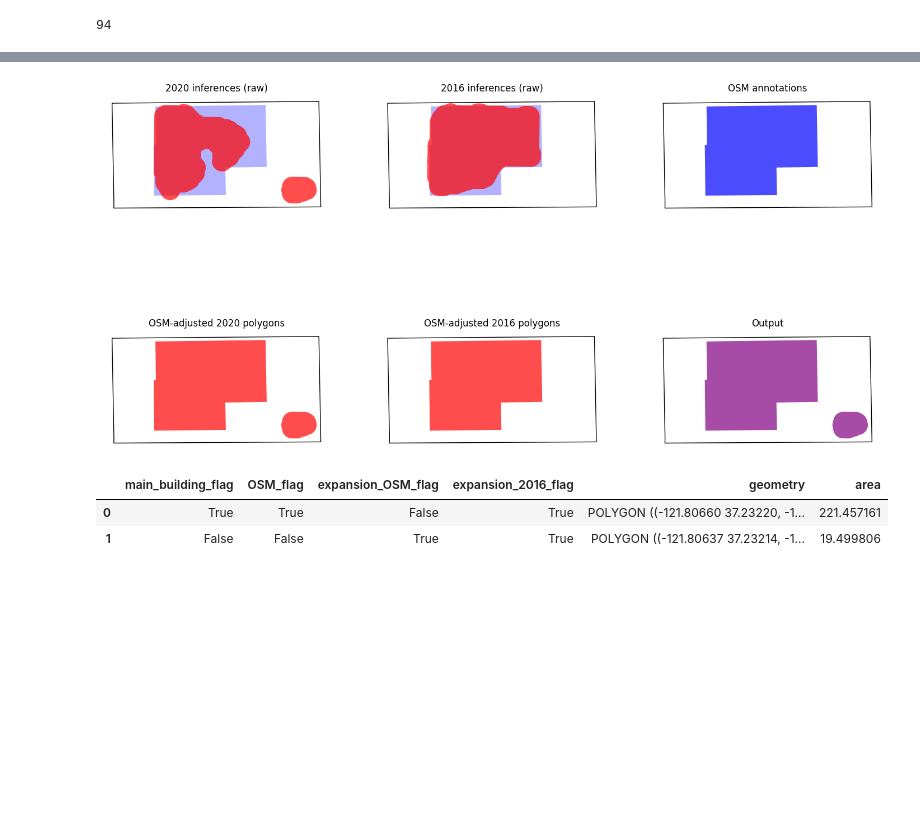
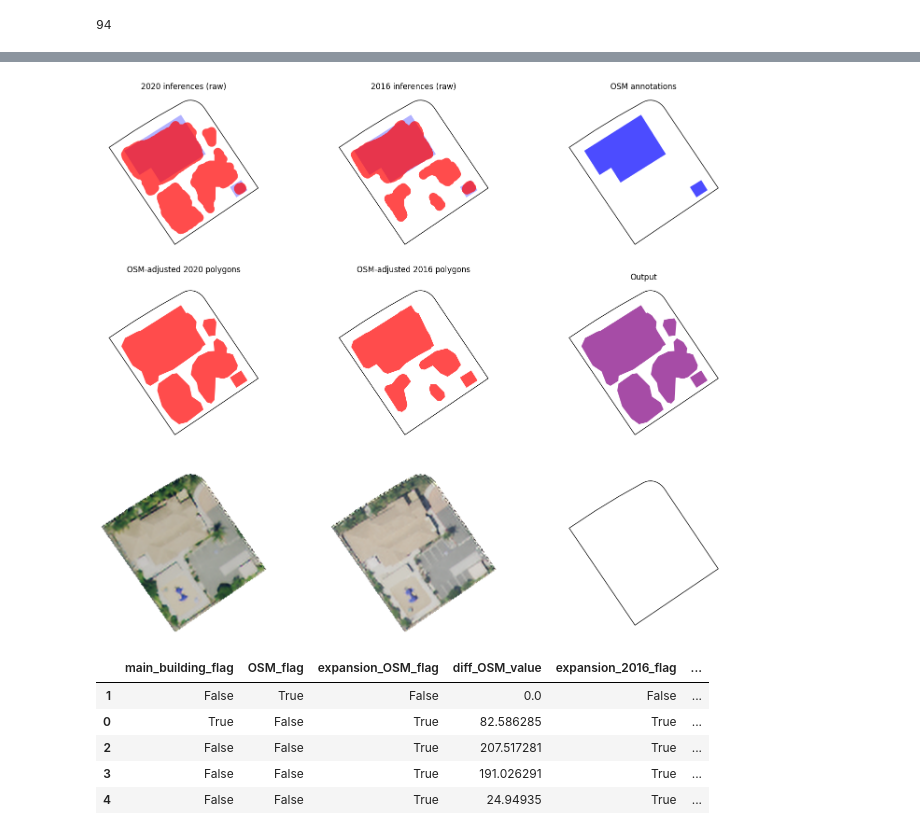
Before and after one commit to reglab/rgb-footprint-extract, a Jupyter notebook: naip_process/ADU_permit_matching.ipynb, the cells around one changed output, grey strips where cells are left out. Drawn from its saved outputs; the diff is of its cells as text; code cells hidden in the pictures; blank space fills up the shorter version.

```diff
--- a/naip_process/ADU_permit_matching.ipynb
+++ b/naip_process/ADU_permit_matching.ipynb
@@ -663,10 +711,18 @@ shortlist.loc[(shortlist['main_building_flag'] == False) & (shortlist['expansion
-# %%
-# Ground truth
-run_osm_apn_full_detail(parcel_apn='68932067', area_threshold=30, flatten_threshold=0.85)
-# %% [output]
-[figure, removed]
-|  | main_building_flag | OSM_flag | expansion_OSM_flag | expansion_2016_flag | geometry | area |
-| 0 | True | True | False | True | POLYGON ((-121.80660 37.23220, -1... | 221.457161 |
-| 1 | False | False | True | True | POLYGON ((-121.80637 37.23214, -1... | 19.499806 |
+# %%
+#run_osm_apn_full_detail(
+#    parcel_apn='23020031', area_threshold=30, flatten_threshold=0.85,
+#    sat_imagery=None)
+
+run_osm_apn_full_detail(
+    parcel_apn='56749057', area_threshold=30, flatten_threshold=0.85,
+    sat_imagery={'img_fp': IMG_FP, 'tif_fp': TIF_FP, 'sj_parcels_res': sj_parcels_res, 'tiles_gdf': tiles_gdf})
+# %% [output]
+[figure, added]
+|  | main_building_flag | OSM_flag | expansion_OSM_flag | diff_OSM_value | expansion_2016_flag | ... |
+| 1 | False | True | False | 0.0 | False | ... |
+| 0 | True | False | True | 82.586285 | True | ... |
+| 2 | False | False | True | 207.517281 | True | ... |
+| 3 | False | False | True | 191.026291 | True | ... |
+| 4 | False | False | True | 24.94935 | True | ... |
 # %%
 # Look at main building expansions
```
Also changed, not shown: parts of 26 cells of this notebook, 1 other file.
